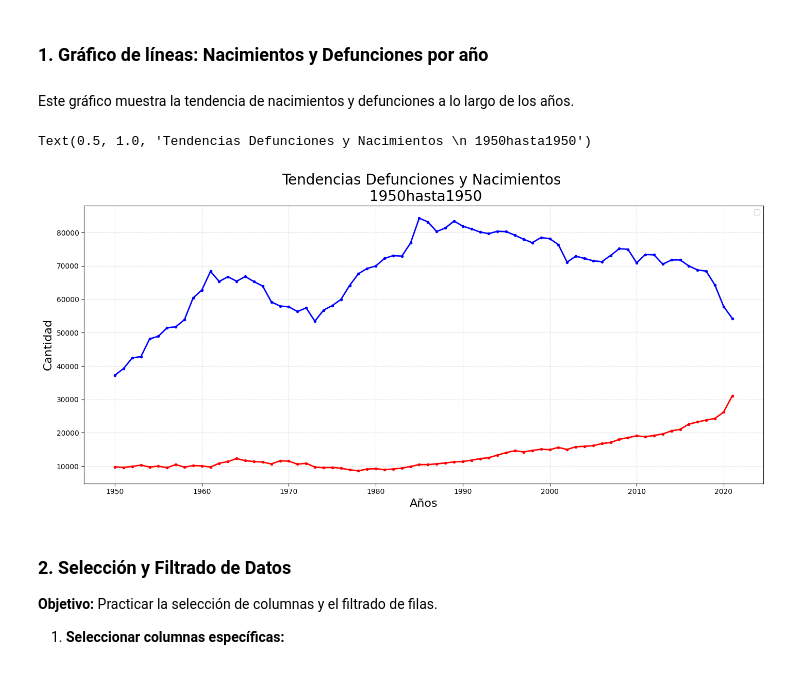
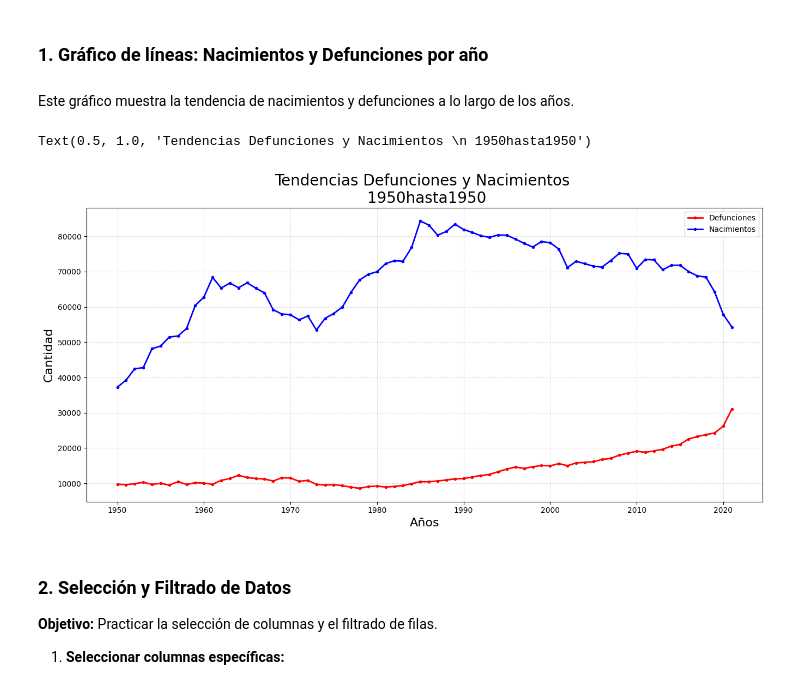
Before and after one commit to imartinez200/Programacion-Python-Basico-GRUPO-1---6181133432, a Jupyter notebook: Estudiantes/Isaac/Semana 10/Tarea/Tarea Semana 12.ipynb, the cells around one changed output. Cells and saved outputs as stored; diff of their text form; code cells hidden in the pictures.

```diff
--- a/Estudiantes/Isaac/Semana 10/Tarea/Tarea Semana 12.ipynb
+++ b/Estudiantes/Isaac/Semana 10/Tarea/Tarea Semana 12.ipynb
@@ -84,31 +84,27 @@ df.head()
 Este gráfico muestra la tendencia de nacimientos y defunciones a lo largo de los años.
 # %%
 import matplotlib.pyplot as plt
-plt.figure(figsize= (17,7))
+plt.figure(figsize= (16,7))
 
 #El eje Y defunciones
 #El eje X años
 #Dos colecciones en el grafico
 #Identifica X  Y
 plt.plot(df['Año'],df['Defunciones'],marker='o',markersize="3",linewidth=2,color='red', label='Defunciones')
-plt.plot(df['Año'],df['Nacimientos'],marker='o',markersize="3",linewidth=2,color='blue', label='Defunciones')
+plt.plot(df['Año'],df['Nacimientos'],marker='o',markersize="3",linewidth=2,color='blue', label='Nacimientos')
 
 #Agrrego la grilla del fondo
 plt.grid(linestyle= '--', alpha=0.4)
 
 #Dibujo la etiqueta label del plot
-plt.legend([])
+plt.legend(['Defunciones','Nacimientos'])
 
 plt.xlabel('Años', fontsize=16)
 plt.ylabel('Cantidad', fontsize=16)
 plt.title(f'Tendencias Defunciones y Nacimientos \n {df['Año'].min()}hasta{df['Año'].min()}', fontsize=20)
-
-#plt.title(f'Tendencias Defunciones y Nacimientos \n {df['Año'].min()} hasta {df['Año'].max()}')
-
-#plt.title('Tendencias Defunciones y Nacimientos \n {df['Año'].min()}hasta{df['Año'].min()}', fontsize=20)
 # %% [output]
 Text(0.5, 1.0, 'Tendencias Defunciones y Nacimientos \n 1950hasta1950')
-[figure, old version]
+[figure, new version]
 # %% [markdown]
 ### **2\. Selección y Filtrado de Datos**
 
```
